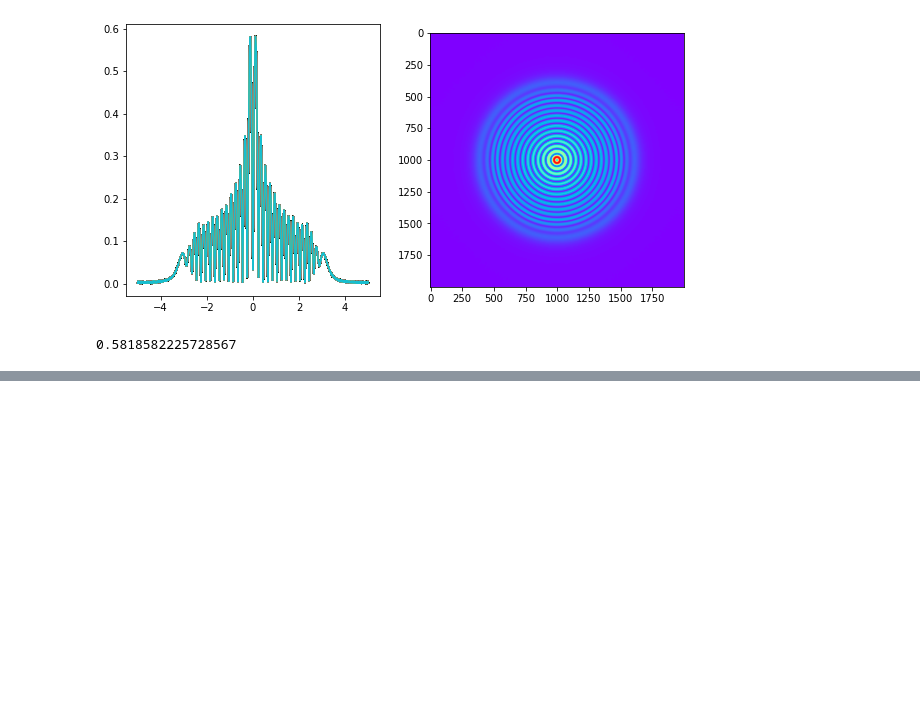
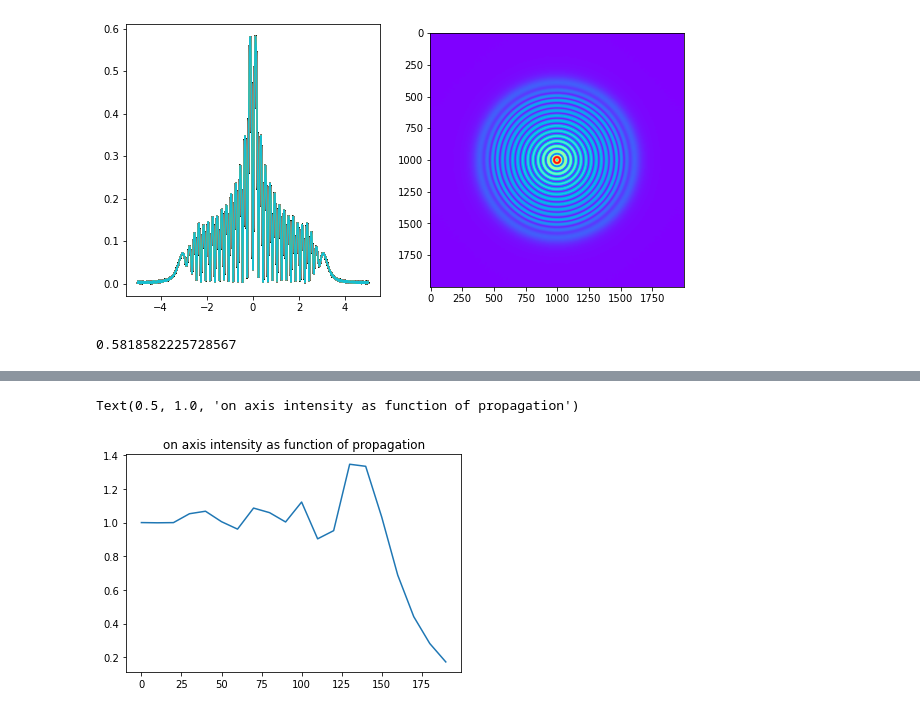
Before and after one commit to meowkans/Bessel-beams-and-superpostion, a Jupyter notebook: j = 1.ipynb, the cells around one changed output, grey strips where cells are left out. Drawn from its saved outputs; the diff is of its cells as text; code cells hidden in the pictures; blank space fills up the shorter version.

```diff
--- a/j = 1.ipynb
+++ b/j = 1.ipynb
@@ -133,3 +158,9 @@ KeyboardInterrupt:
+# %%
+plt.plot(z,L)
+plt.title('on axis intensity as function of propagation')
+# %% [output]
+Text(0.5, 1.0, 'on axis intensity as function of propagation')
+[figure, added]
 # %%
 from scipy.signal import argrelmax,argrelmin, argrelextrema, find_peaks
 fig = plt.figure("local extrema")
```
Also changed, not shown: parts of 4 cells of this notebook, 4 other files.
